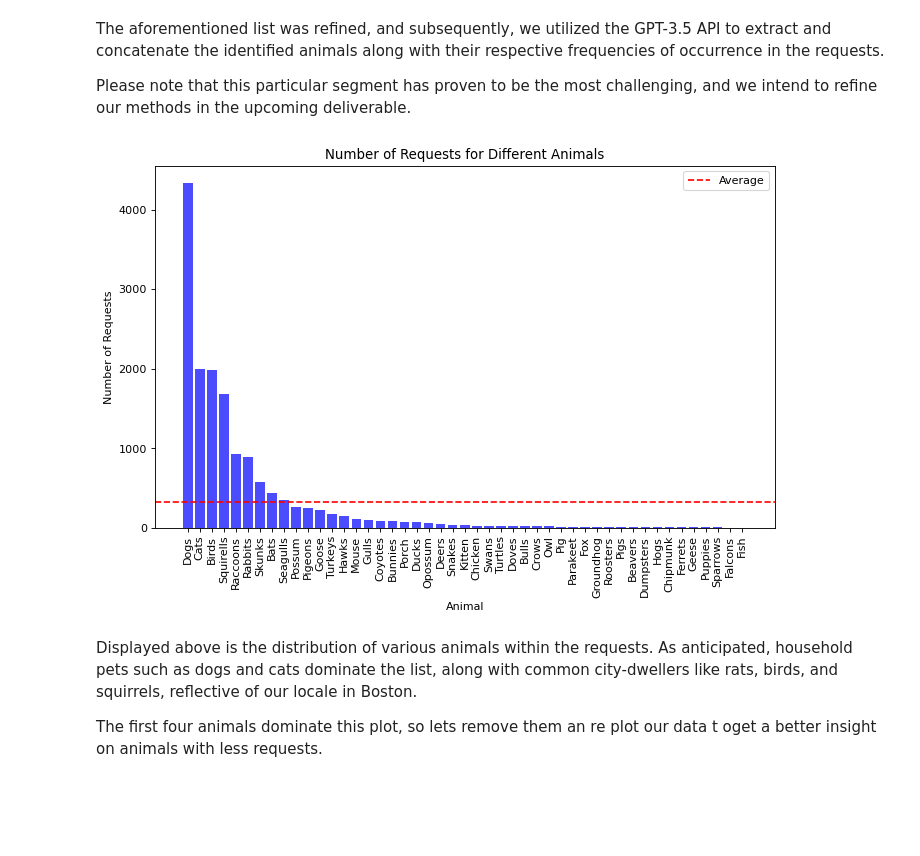
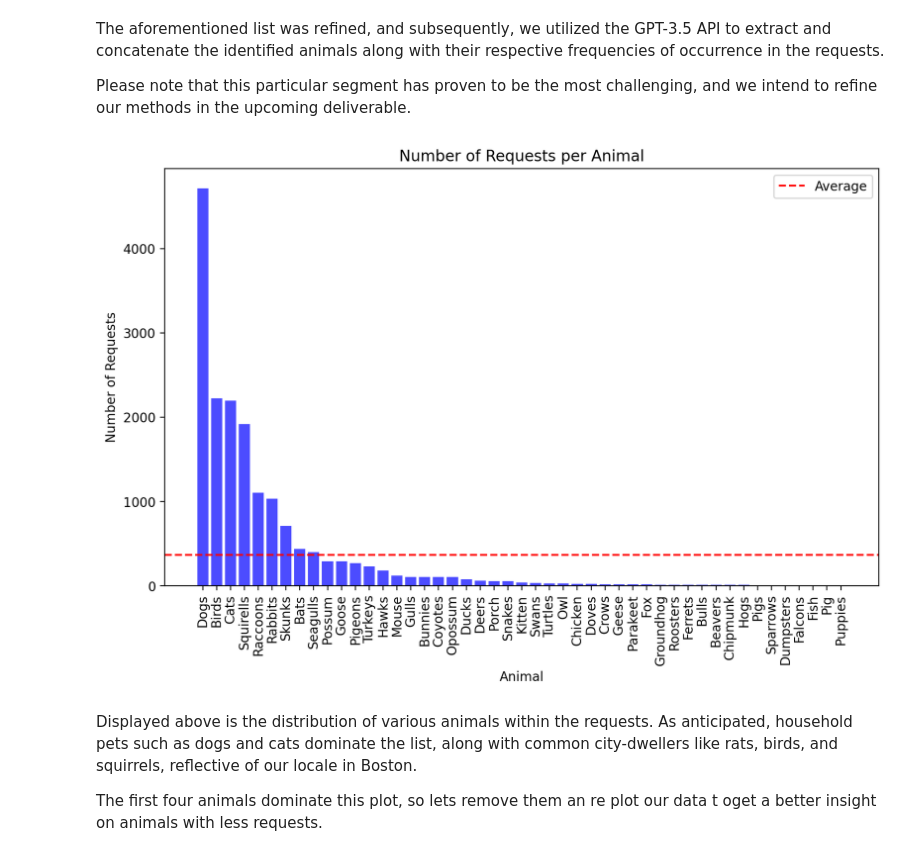
Before and after one commit to BU-Spark/ds-boston-311-animal-reports, a Jupyter notebook: sp24-team-d/all_years_EDA.ipynb, the cells around one changed output. Cells and saved outputs as stored; diff of their text form; code cells hidden in the pictures; blank space fills up the shorter version.

```diff
--- a/sp24-team-d/all_years_EDA.ipynb
+++ b/sp24-team-d/all_years_EDA.ipynb
@@ -574,23 +582,39 @@ previous_filtered_animals = {'Dog': 4317,
 'Pig': 12,
 'Sparrow': 8,
 'Ferret': 8}
+# %%
+# make a dict with the number of requests for each animal
+animal_requests = {}
+for animal in filtered_animals.keys():
+    animal_requests[animal] = len(df[df['animal'] == animal])
+# sort the dict and plot it. add a line wit the average number of requests
+sorted_animal_requests = dict(sorted(animal_requests.items(), key=lambda item: item[1], reverse=True))
+plt.figure(figsize=(10, 6), dpi=200)
+plt.bar(sorted_animal_requests.keys(), sorted_animal_requests.values(), color='b', alpha=0.7)
+plt.axhline(y=np.mean(list(sorted_animal_requests.values())), color='r', linestyle='--', label='Average')
+plt.xlabel('Animal')
+plt.ylabel('Number of Requests')
+plt.title('Number of Requests per Animal')
+plt.xticks(rotation=90)
+plt.legend()
+plt.show()
+# %% [output]
+[figure, added]
 # %%
-#sort the filtered_animals dictionary by value
-filtered_animals = dict(sorted(filtered_animals.items(), key=lambda item: item[1], reverse=True))
+# #sort the filtered_animals dictionary by value
+# filtered_animals = dict(sorted(filtered_animals.items(), key=lambda item: item[1], reverse=True))
 
-#plot the filtered_animals dictionary as a bar chart
-plt.figure(figsize=(10, 6), dpi=80)
-plt.bar(filtered_animals.keys(), filtered_animals.values(), color='b', alpha=0.7)
-plt.xlabel('Animal')
-plt.ylabel('Number of Requests')
-plt.title('Number of Requests for Different Animals')
-plt.xticks(rotation=90)
-#add a line with the average number of requests
-plt.axhline(y=sum(filtered_animals.values()) / len(filtered_animals), color='r', linestyle='--', label='Average')
-plt.legend()
-plt.show()
+# #plot the filtered_animals dictionary as a bar chart
+# plt.figure(figsize=(10, 6), dpi=80)
+# plt.bar(filtered_animals.keys(), filtered_animals.values(), color='b', alpha=0.7)
+# plt.xlabel('Animal')
+# plt.ylabel('Number of Requests')
+# plt.title('Number of Requests for Different Animals')
+# plt.xticks(rotation=90)
+# #add a line with the average number of requests
+# plt.axhline(y=sum(filtered_animals.values()) / len(filtered_animals), color='r', linestyle='--', label='Average')
+# plt.legend()
+# plt.show()
-# %% [output]
-[figure, removed]
 # %% [markdown]
 Displayed above is the distribution of various animals within the requests. As anticipated, household pets such as dogs and cats dominate the list, along with common city-dwellers like rats, birds, and squirrels, reflective of our locale in Boston.
 
```
Also changed, not shown: parts of 16 cells of this notebook, 1 other file.
